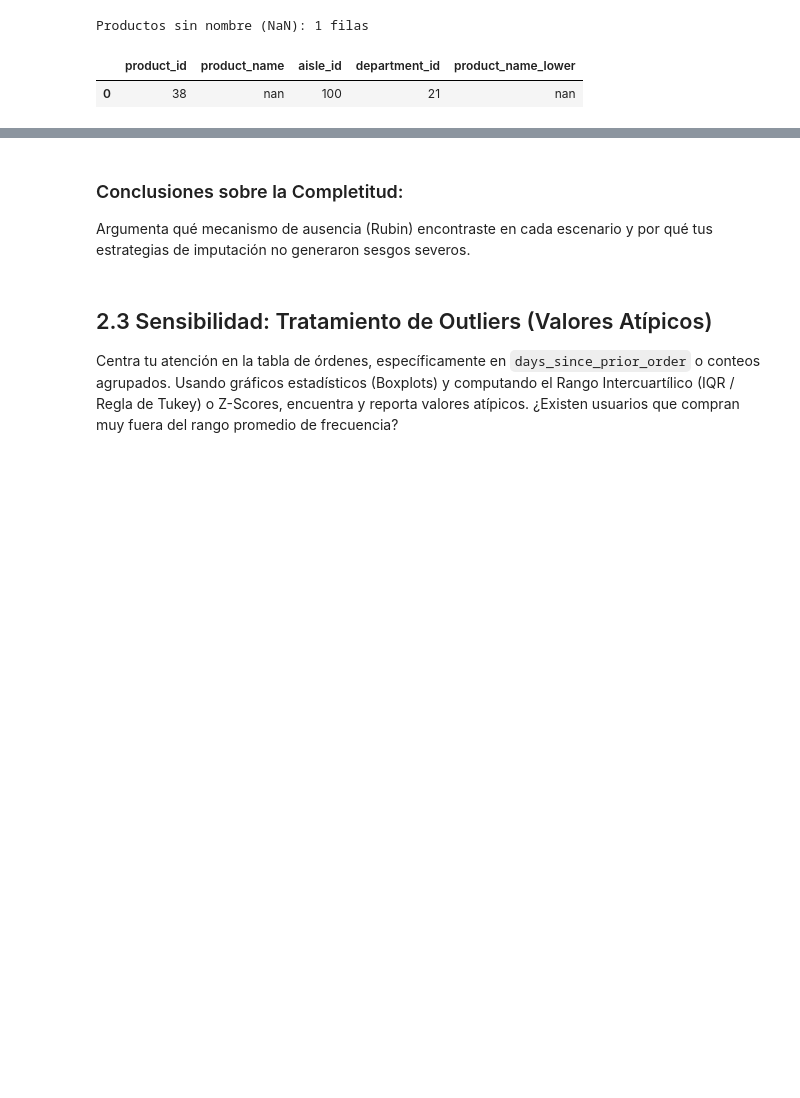
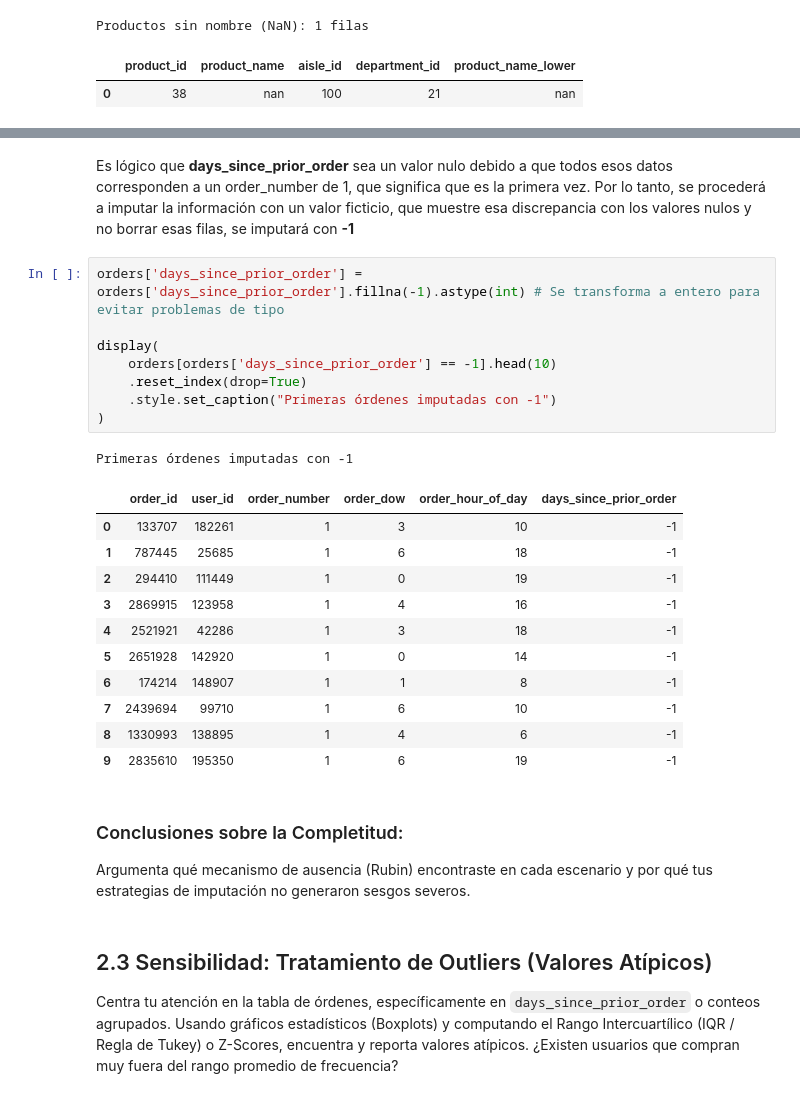
Before and after one commit to osbonilla/ds-week-2, a Jupyter notebook: taller_3_nombre_apellido.ipynb, the cells around one changed output, grey strips where cells are left out. Drawn from its saved outputs; the diff is of its cells as text; blank space fills up the shorter version.

```diff
--- a/taller_3_nombre_apellido.ipynb
+++ b/taller_3_nombre_apellido.ipynb
@@ -299,3 +339,27 @@ Products tras eliminar NaN — shape: (48332, 5)
+# %% [markdown]
+Es lógico que **days_since_prior_order** sea un valor nulo debido a que todos esos datos corresponden a un order_number de 1, que significa que es la primera vez.
+Por lo tanto, se procederá a imputar la información con un valor ficticio, que muestre esa discrepancia con los valores nulos y no borrar esas filas, se imputará con **-1**
+# %%
+orders['days_since_prior_order'] = orders['days_since_prior_order'].fillna(-1).astype(int) # Se transforma a entero para evitar problemas de tipo
+
+display(
+    orders[orders['days_since_prior_order'] == -1].head(10)
+    .reset_index(drop=True)
+    .style.set_caption("Primeras órdenes imputadas con -1")
+)
+# %% [output]
+Primeras órdenes imputadas con -1
+|  | order_id | user_id | order_number | order_dow | order_hour_of_day | days_since_prior_order |
+| 0 | 133707 | 182261 | 1 | 3 | 10 | -1 |
+| 1 | 787445 | 25685 | 1 | 6 | 18 | -1 |
+| 2 | 294410 | 111449 | 1 | 0 | 19 | -1 |
+| 3 | 2869915 | 123958 | 1 | 4 | 16 | -1 |
+| 4 | 2521921 | 42286 | 1 | 3 | 18 | -1 |
+| 5 | 2651928 | 142920 | 1 | 0 | 14 | -1 |
+| 6 | 174214 | 148907 | 1 | 1 | 8 | -1 |
+| 7 | 2439694 | 99710 | 1 | 6 | 10 | -1 |
+| 8 | 1330993 | 138895 | 1 | 4 | 6 | -1 |
+| 9 | 2835610 | 195350 | 1 | 6 | 19 | -1 |
 # %% [markdown]
 ### Conclusiones sobre la Completitud:
 Argumenta qué mecanismo de ausencia (Rubin) encontraste en cada escenario y por qué tus estrategias de imputación no generaron sesgos severos.
```
Also changed, not shown: parts of 2 cells of this notebook.
